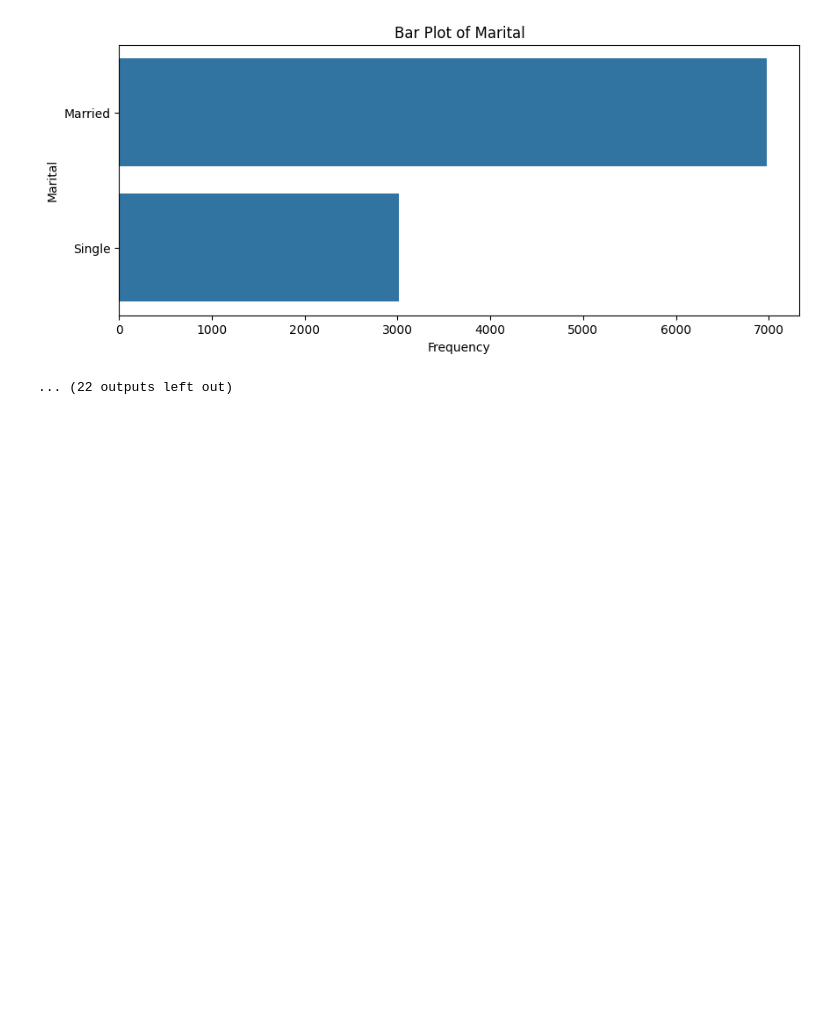
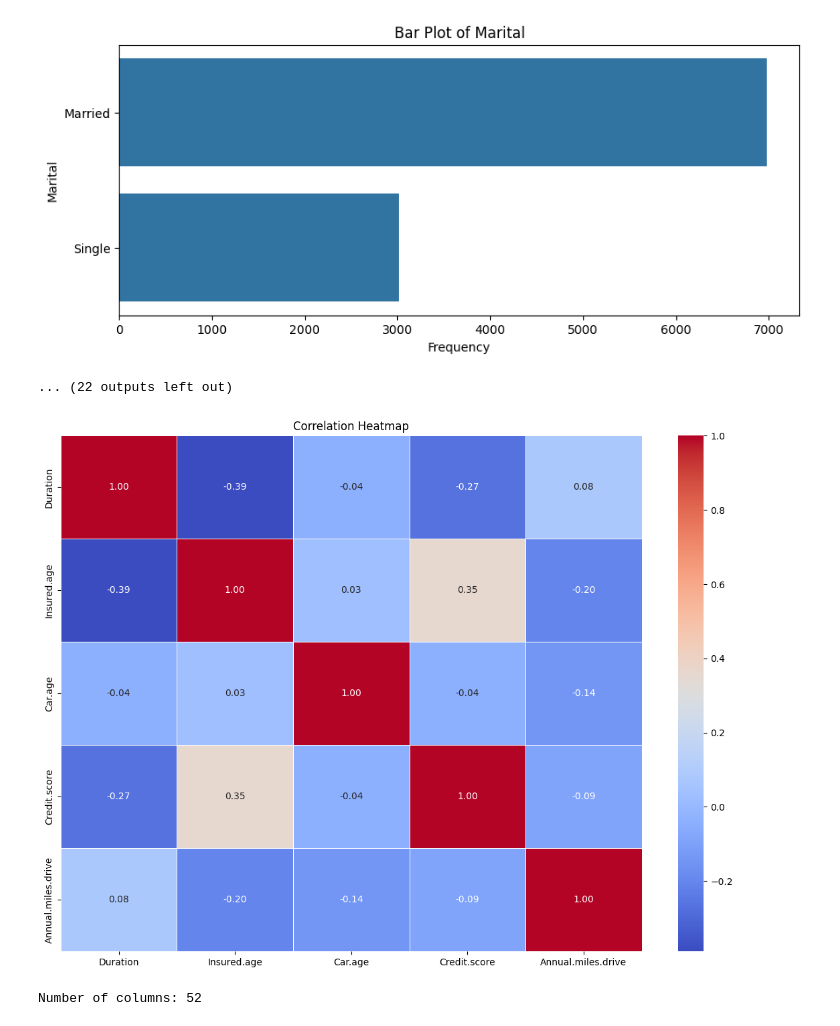
Before and after one commit to fjadidi2001/DataScienceJourney, a Jupyter notebook: telematics_syn_V9.ipynb, the cells around one changed output. Cells and saved outputs as stored; diff of their text form; code cells hidden in the pictures; blank space fills up the shorter version.

Commit message:
added corr matrix for each col

```diff
--- a/telematics_syn_V9.ipynb
+++ b/telematics_syn_V9.ipynb
@@ -182,3 +182,25 @@ for num_col in numerical_columns[:5]:  # Limit to first 5 numerical columns
 [figure]
 [figure]
 ... (22 outputs left out)
+# %%
+import seaborn as sns
+import matplotlib.pyplot as plt
+import pandas as pd
+# Select a subset of numerical columns for the heatmap (e.g., first 20 columns)
+subset_columns = numerical_columns[:5]
+
+# Compute the correlation matrix for the subset
+correlation_matrix = df[subset_columns].corr()
+
+# Plot the heatmap
+plt.figure(figsize=(14, 10))
+sns.heatmap(correlation_matrix, annot=True, cmap='coolwarm', linewidths=0.5, fmt=".2f")
+plt.title('Correlation Heatmap')
+plt.show()
+# %% [output]
+[figure, added]
+# %%
+num_columns = df.shape[1]
+print("Number of columns:", num_columns)
+# %% [output]
+Number of columns: 52
```
Also changed, not shown: parts of 1 cell of this notebook.
